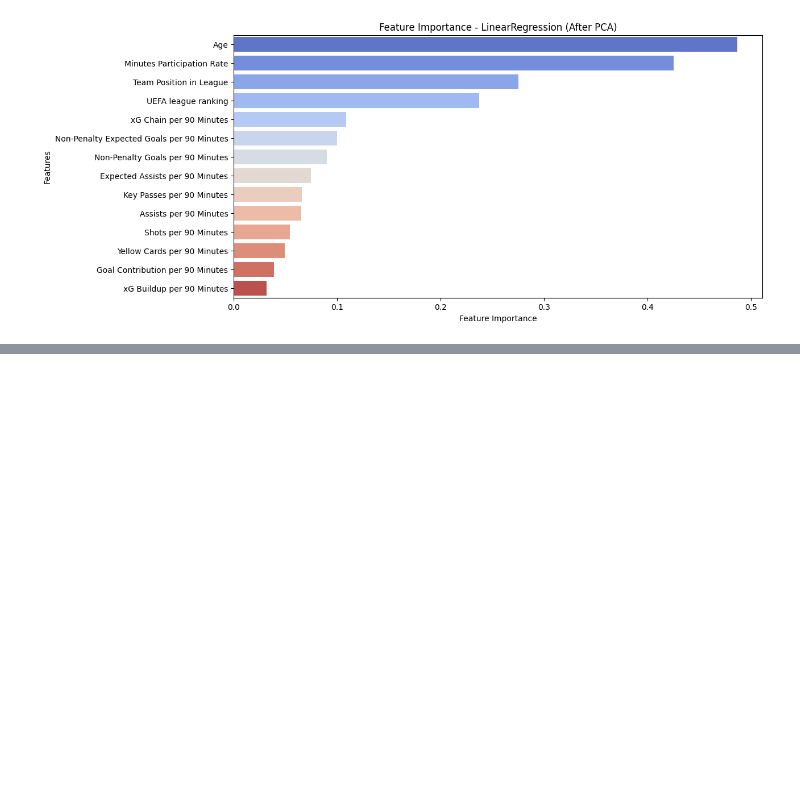
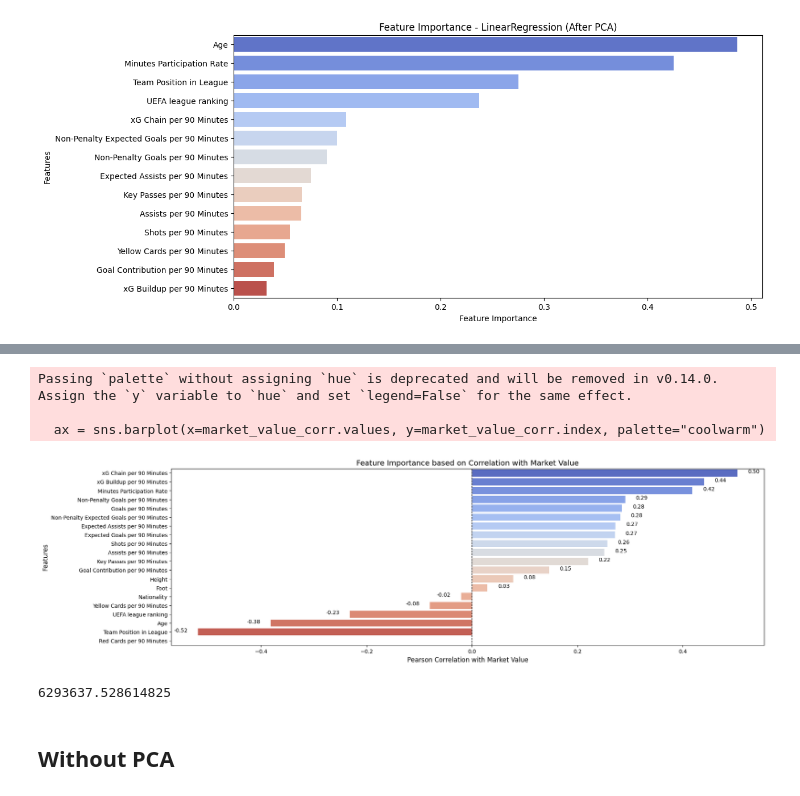
Before and after one commit to l3wandowskyy/Pricing-Footballers-Master, a Jupyter notebook: preditict_value_footballer.ipynb, the cells around one changed output, grey strips where cells are left out. Drawn from its saved outputs; the diff is of its cells as text; code cells hidden in the pictures; blank space fills up the shorter version.

```diff
--- a/preditict_value_footballer.ipynb
+++ b/preditict_value_footballer.ipynb
@@ -1867,0 +1882,24 @@ Passing `palette` without assigning `hue` is deprecated and will be removed in v
+# %%
+# Delete market_value
+market_value_corr = correlation_matrix["Market Value"].drop("Market Value").sort_values(ascending=False)
+
+# Column chart of feature correlation with Market Value
+plt.figure(figsize=(20, 6))
+ax = sns.barplot(x=market_value_corr.values, y=market_value_corr.index, palette="coolwarm")
+
+# Add labels above bars
+for i, v in enumerate(market_value_corr.values):
+    ax.text(v + 0.02 if v > 0 else v - 0.02, i, f"{v:.2f}", color='black', ha='left' if v > 0 else 'right', fontsize=10)
+
+# Add labels and title
+plt.xlabel("Pearson Correlation with Market Value", fontsize=12)
+plt.ylabel("Features", fontsize=12)
+plt.title("Feature Importance based on Correlation with Market Value", fontsize=14)
+plt.axvline(x=0, color="black", linestyle="--", linewidth=1)
+
+plt.show()
+# %% [output]
+Passing `palette` without assigning `hue` is deprecated and will be removed in v0.14.0. Assign the `y` variable to `hue` and set `legend=False` for the same effect.
+
+  ax = sns.barplot(x=market_value_corr.values, y=market_value_corr.index, palette="coolwarm")
+[figure, added]
@@ -1867,0 +1920,6 @@ Passing `palette` without assigning `hue` is deprecated and will be removed in v
+# %%
+print(avg_market_value)
+# %% [output]
+6293637.528614825
+# %% [markdown]
+## Without PCA
```
Also changed, not shown: parts of 11 cells of this notebook.
